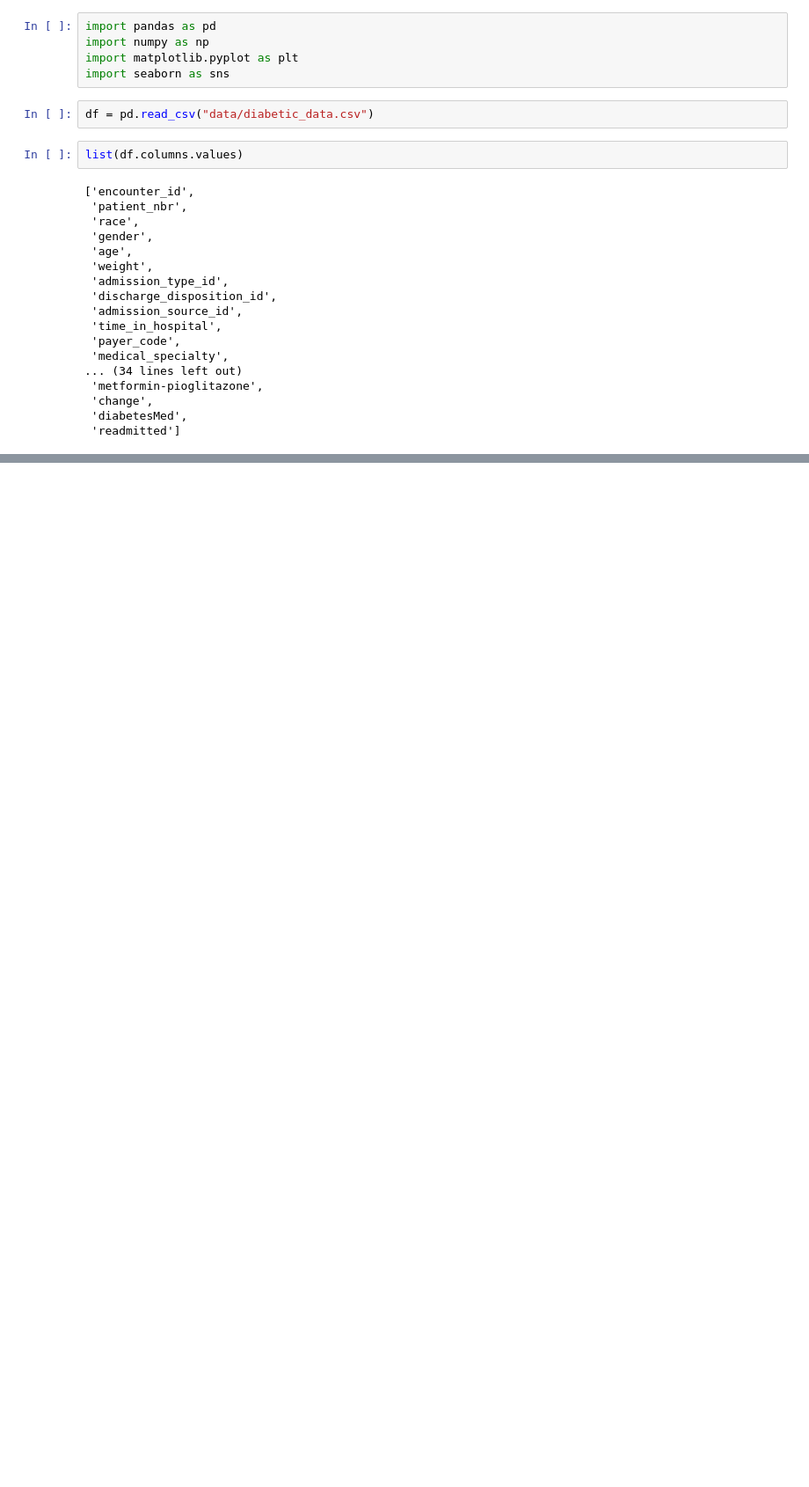
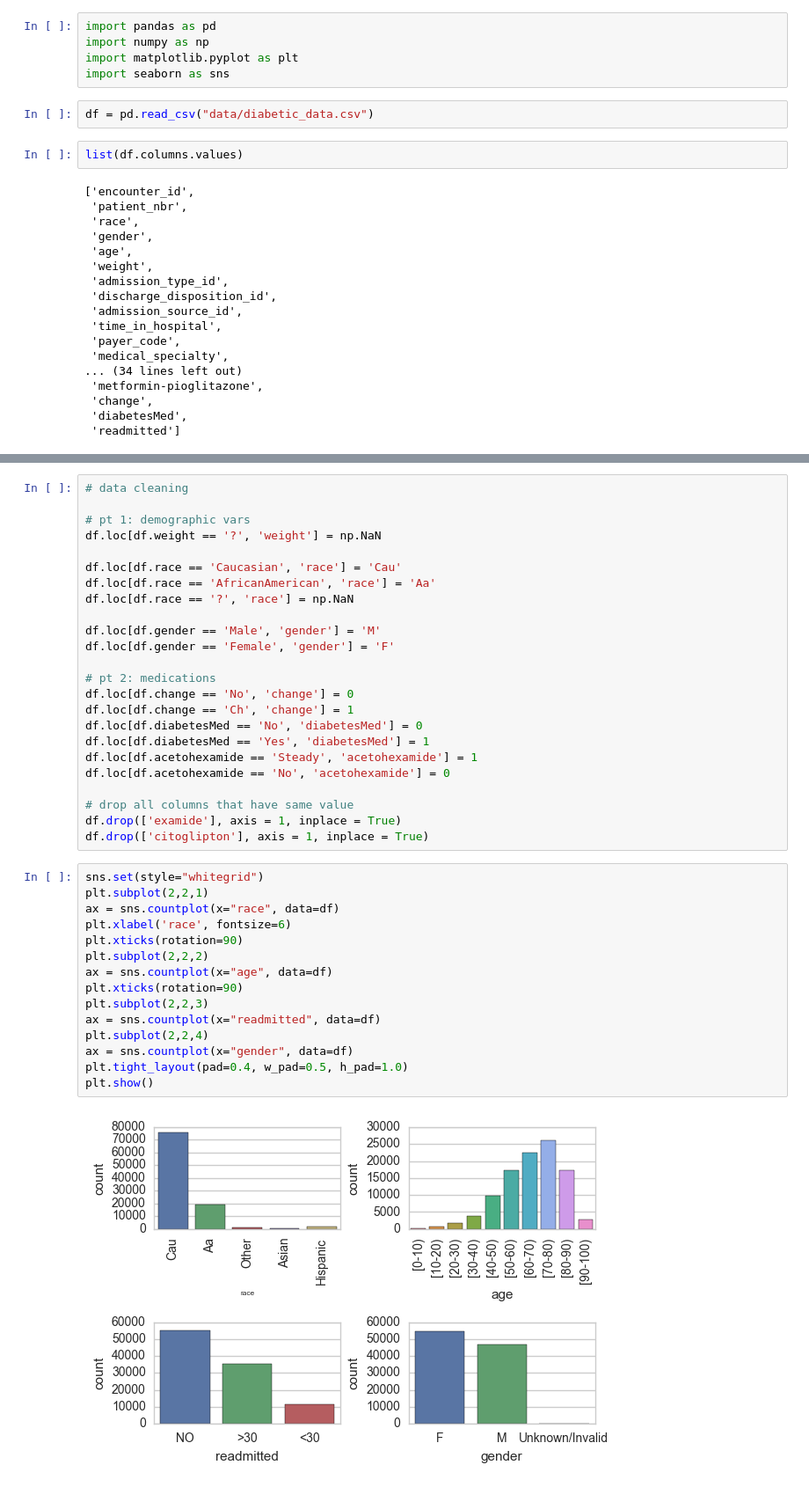
Before and after one commit to rikithamanjunath/diabetes-readmission, a Jupyter notebook: eda.ipynb, the cells around one changed output, grey strips where cells are left out. Shown at 88% size. Drawn from its saved outputs; the diff is of its cells as text; blank space fills up the shorter version.

Commit message:
Start data cleaning process

```diff
--- a/eda.ipynb
+++ b/eda.ipynb
@@ -57,0 +38,41 @@ plt.show()
+# %%
+# data cleaning
+
+# pt 1: demographic vars
+df.loc[df.weight == '?', 'weight'] = np.NaN
+
+df.loc[df.race == 'Caucasian', 'race'] = 'Cau'
+df.loc[df.race == 'AfricanAmerican', 'race'] = 'Aa'
+df.loc[df.race == '?', 'race'] = np.NaN
+
+df.loc[df.gender == 'Male', 'gender'] = 'M'
+df.loc[df.gender == 'Female', 'gender'] = 'F'
+
+# pt 2: medications
+df.loc[df.change == 'No', 'change'] = 0
+df.loc[df.change == 'Ch', 'change'] = 1
+df.loc[df.diabetesMed == 'No', 'diabetesMed'] = 0
+df.loc[df.diabetesMed == 'Yes', 'diabetesMed'] = 1
+df.loc[df.acetohexamide == 'Steady', 'acetohexamide'] = 1
+df.loc[df.acetohexamide == 'No', 'acetohexamide'] = 0
+
+# drop all columns that have same value
+df.drop(['examide'], axis = 1, inplace = True)
+df.drop(['citoglipton'], axis = 1, inplace = True)
+# %%
+sns.set(style="whitegrid")
+plt.subplot(2,2,1)
+ax = sns.countplot(x="race", data=df)
+plt.xlabel('race', fontsize=6)
+plt.xticks(rotation=90)
+plt.subplot(2,2,2)
+ax = sns.countplot(x="age", data=df)
+plt.xticks(rotation=90)
+plt.subplot(2,2,3)
+ax = sns.countplot(x="readmitted", data=df)
+plt.subplot(2,2,4)
+ax = sns.countplot(x="gender", data=df)
+plt.tight_layout(pad=0.4, w_pad=0.5, h_pad=1.0)
+plt.show()
+# %% [output]
+[figure, added]
```
Also changed, not shown: parts of 5 cells of this notebook.
